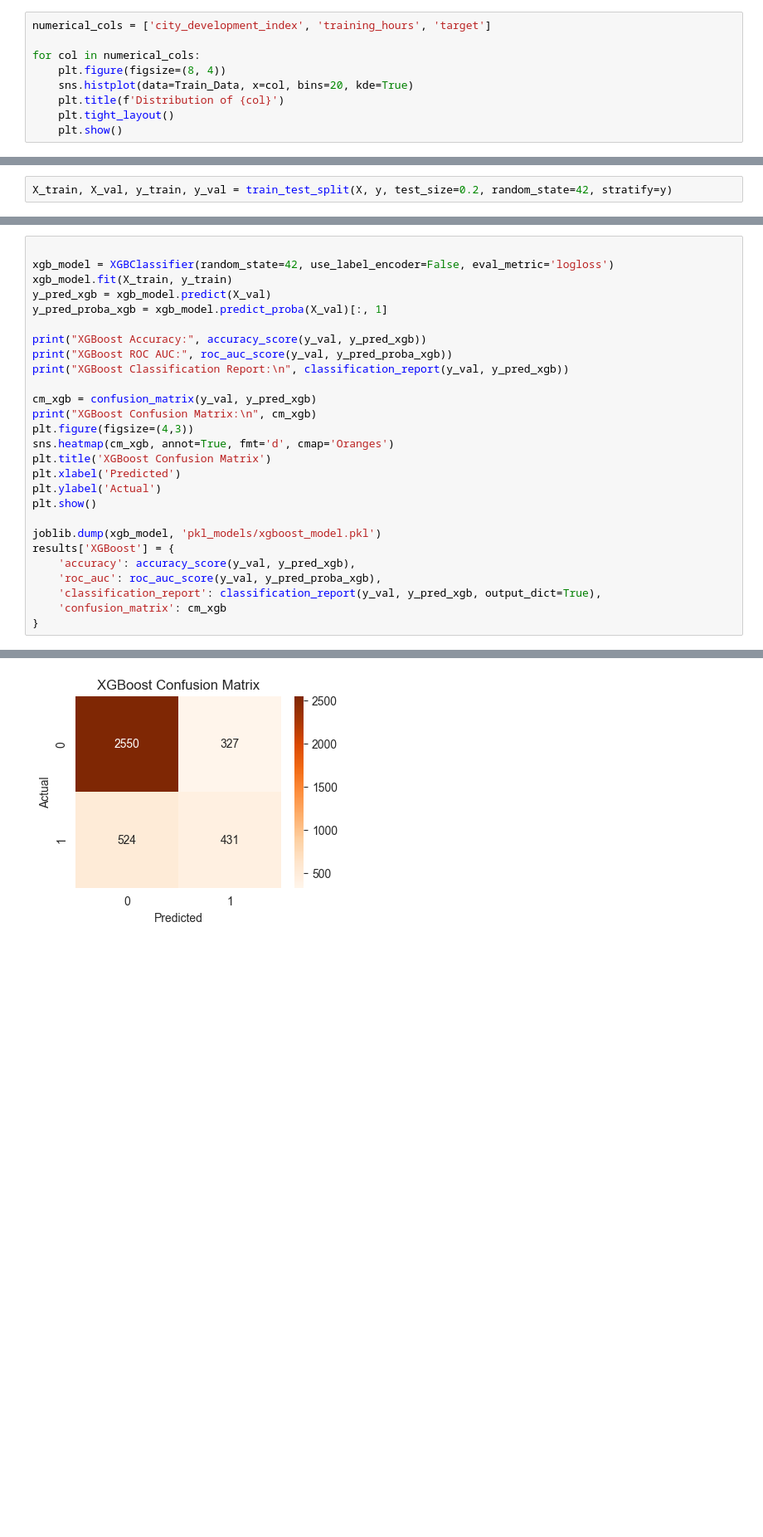
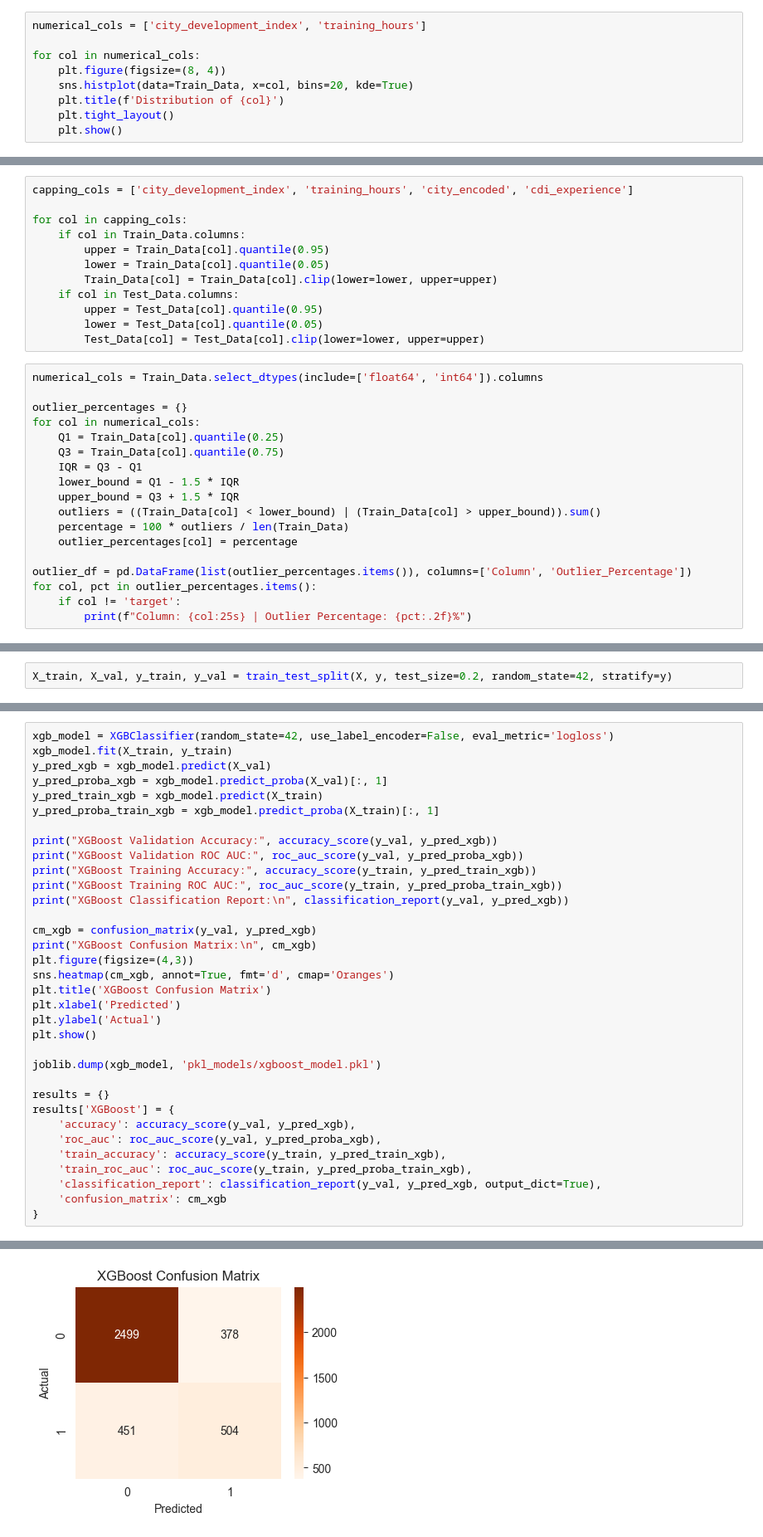
Before and after one commit to Yahya-Mokhtar/European-Job-Market-Analysis, a Jupyter notebook: Notebook.ipynb, the cells around one changed output, grey strips where cells are left out. Shown at 83% size. Drawn from its saved outputs; the diff is of its cells as text; blank space fills up the shorter version.

```diff
--- a/Notebook.ipynb
+++ b/Notebook.ipynb
@@ -455,7 +449,7 @@ plt.show()
 [figure]
 [figure]
 # %%
-numerical_cols = ['city_development_index', 'training_hours', 'target']
+numerical_cols = ['city_development_index', 'training_hours']
 
 for col in numerical_cols:
     plt.figure(figsize=(8, 4))
@@ -534,3 +644,33 @@ Train_Data = pd.get_dummies(Train_Data, columns=['training_hours_bin'], drop_fir
 
 Test_Data['training_hours_bin'] = pd.qcut(Test_Data['training_hours'], q=3, labels=['Low', 'Medium', 'High'])
 Test_Data = pd.get_dummies(Test_Data, columns=['training_hours_bin'], drop_first=True)
+# %%
+capping_cols = ['city_development_index', 'training_hours', 'city_encoded', 'cdi_experience']
+
+for col in capping_cols:
+    if col in Train_Data.columns:
+        upper = Train_Data[col].quantile(0.95)
+        lower = Train_Data[col].quantile(0.05)
+        Train_Data[col] = Train_Data[col].clip(lower=lower, upper=upper)
+    if col in Test_Data.columns:
+        upper = Test_Data[col].quantile(0.95)
+        lower = Test_Data[col].quantile(0.05)
+        Test_Data[col] = Test_Data[col].clip(lower=lower, upper=upper)
+# %%
+numerical_cols = Train_Data.select_dtypes(include=['float64', 'int64']).columns
+
+outlier_percentages = {}
+for col in numerical_cols:
+    Q1 = Train_Data[col].quantile(0.25)
+    Q3 = Train_Data[col].quantile(0.75)
+    IQR = Q3 - Q1
+    lower_bound = Q1 - 1.5 * IQR
+    upper_bound = Q3 + 1.5 * IQR
+    outliers = ((Train_Data[col] < lower_bound) | (Train_Data[col] > upper_bound)).sum()
+    percentage = 100 * outliers / len(Train_Data)
+    outlier_percentages[col] = percentage
+
+outlier_df = pd.DataFrame(list(outlier_percentages.items()), columns=['Column', 'Outlier_Percentage'])
+for col, pct in outlier_percentages.items():
+    if col != 'target':
+        print(f"Column: {col:25s} | Outlier Percentage: {pct:.2f}%")
@@ -731,12 +855,15 @@ Confusion Matrix:
 # %%
-
 xgb_model = XGBClassifier(random_state=42, use_label_encoder=False, eval_metric='logloss')
 xgb_model.fit(X_train, y_train)
 y_pred_xgb = xgb_model.predict(X_val)
 y_pred_proba_xgb = xgb_model.predict_proba(X_val)[:, 1]
+y_pred_train_xgb = xgb_model.predict(X_train)
+y_pred_proba_train_xgb = xgb_model.predict_proba(X_train)[:, 1]
 
-print("XGBoost Accuracy:", accuracy_score(y_val, y_pred_xgb))
-print("XGBoost ROC AUC:", roc_auc_score(y_val, y_pred_proba_xgb))
+print("XGBoost Validation Accuracy:", accuracy_score(y_val, y_pred_xgb))
+print("XGBoost Validation ROC AUC:", roc_auc_score(y_val, y_pred_proba_xgb))
+print("XGBoost Training Accuracy:", accuracy_score(y_train, y_pred_train_xgb))
+print("XGBoost Training ROC AUC:", roc_auc_score(y_train, y_pred_proba_train_xgb))
 print("XGBoost Classification Report:\n", classification_report(y_val, y_pred_xgb))
 
 cm_xgb = confusion_matrix(y_val, y_pred_xgb)
@@ -749,9 +876,13 @@ plt.ylabel('Actual')
 plt.show()
 
 joblib.dump(xgb_model, 'pkl_models/xgboost_model.pkl')
+
+results = {}
 results['XGBoost'] = {
     'accuracy': accuracy_score(y_val, y_pred_xgb),
     'roc_auc': roc_auc_score(y_val, y_pred_proba_xgb),
+    'train_accuracy': accuracy_score(y_train, y_pred_train_xgb),
+    'train_roc_auc': roc_auc_score(y_train, y_pred_proba_train_xgb),
     'classification_report': classification_report(y_val, y_pred_xgb, output_dict=True),
     'confusion_matrix': cm_xgb
 }
@@ -774,4 +907,4 @@ XGBoost Confusion Matrix:
-[figure, old version]
+[figure, new version]
 # %%
 
 param_grid = {
```
Also changed, not shown: parts of 33 cells of this notebook, 5 other files.
